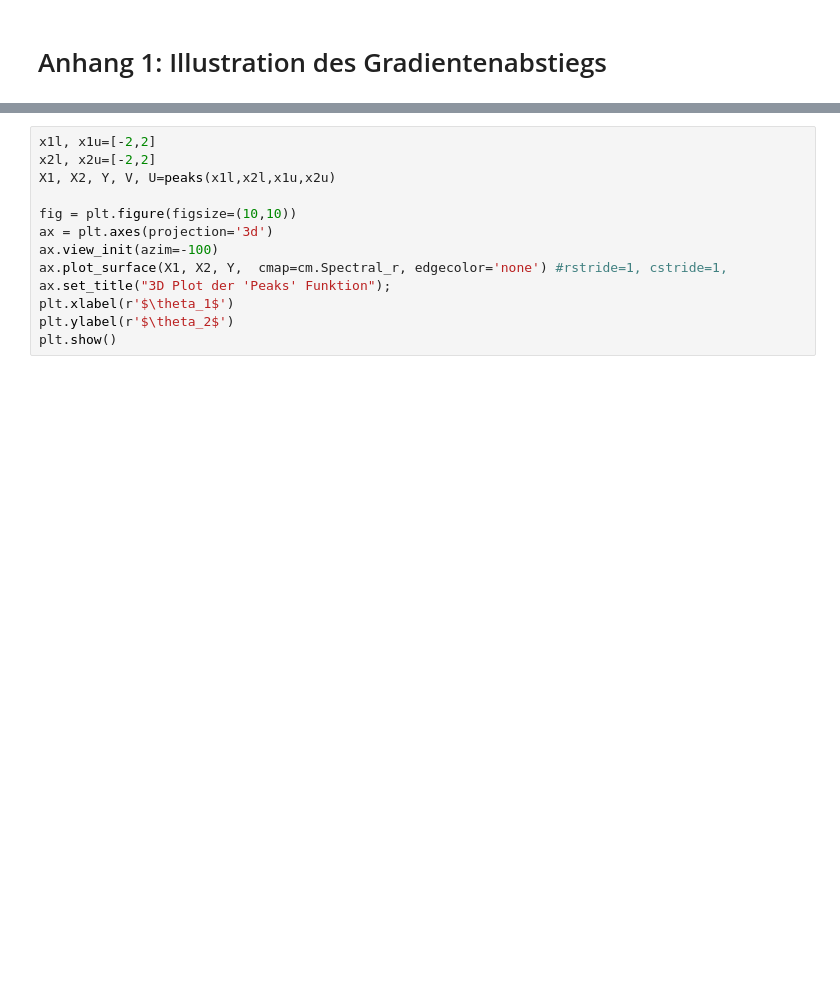
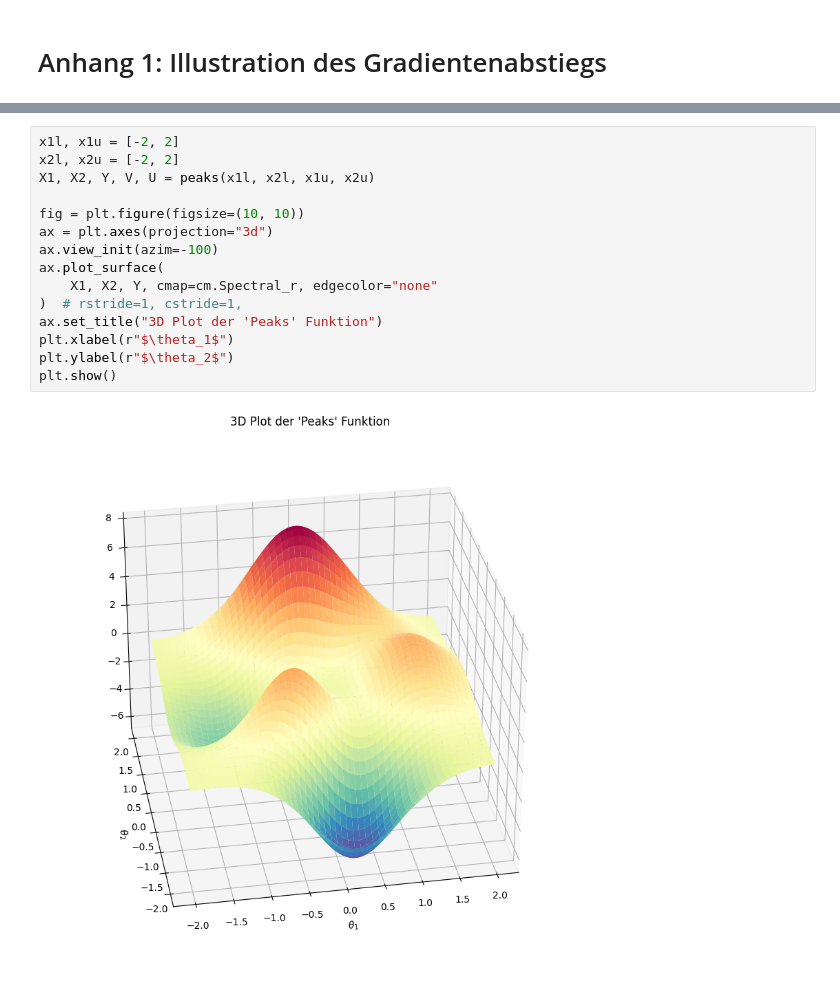
Before and after one commit to MarkusThill/techdays25, a Jupyter notebook: notebooks/lab1-my-first-onnx-model.ipynb, the cells around one changed output, grey strips where cells are left out. Drawn from its saved outputs; the diff is of its cells as text; blank space fills up the shorter version.

```diff
--- a/notebooks/lab1-my-first-onnx-model.ipynb
+++ b/notebooks/lab1-my-first-onnx-model.ipynb
@@ -765,15 +806,19 @@ def optimizePeaks(start_points,alpha,maxIter,KEEP=True,arrowscale=2, saveGIF=Fal
     return HTML(im_ani.to_html5_video())
 # %%
-x1l, x1u=[-2,2]
-x2l, x2u=[-2,2]
-X1, X2, Y, V, U=peaks(x1l,x2l,x1u,x2u)
+x1l, x1u = [-2, 2]
+x2l, x2u = [-2, 2]
+X1, X2, Y, V, U = peaks(x1l, x2l, x1u, x2u)
 
-fig = plt.figure(figsize=(10,10))
-ax = plt.axes(projection='3d')
+fig = plt.figure(figsize=(10, 10))
+ax = plt.axes(projection="3d")
 ax.view_init(azim=-100)
-ax.plot_surface(X1, X2, Y,  cmap=cm.Spectral_r, edgecolor='none') #rstride=1, cstride=1,
-ax.set_title("3D Plot der 'Peaks' Funktion");
-plt.xlabel(r'$\theta_1$')
-plt.ylabel(r'$\theta_2$')
+ax.plot_surface(
+    X1, X2, Y, cmap=cm.Spectral_r, edgecolor="none"
+)  # rstride=1, cstride=1,
+ax.set_title("3D Plot der 'Peaks' Funktion")
+plt.xlabel(r"$\theta_1$")
+plt.ylabel(r"$\theta_2$")
 plt.show()
+# %% [output]
+[figure, added]
 # %%
```
Also changed, not shown: parts of 12 cells of this notebook.
